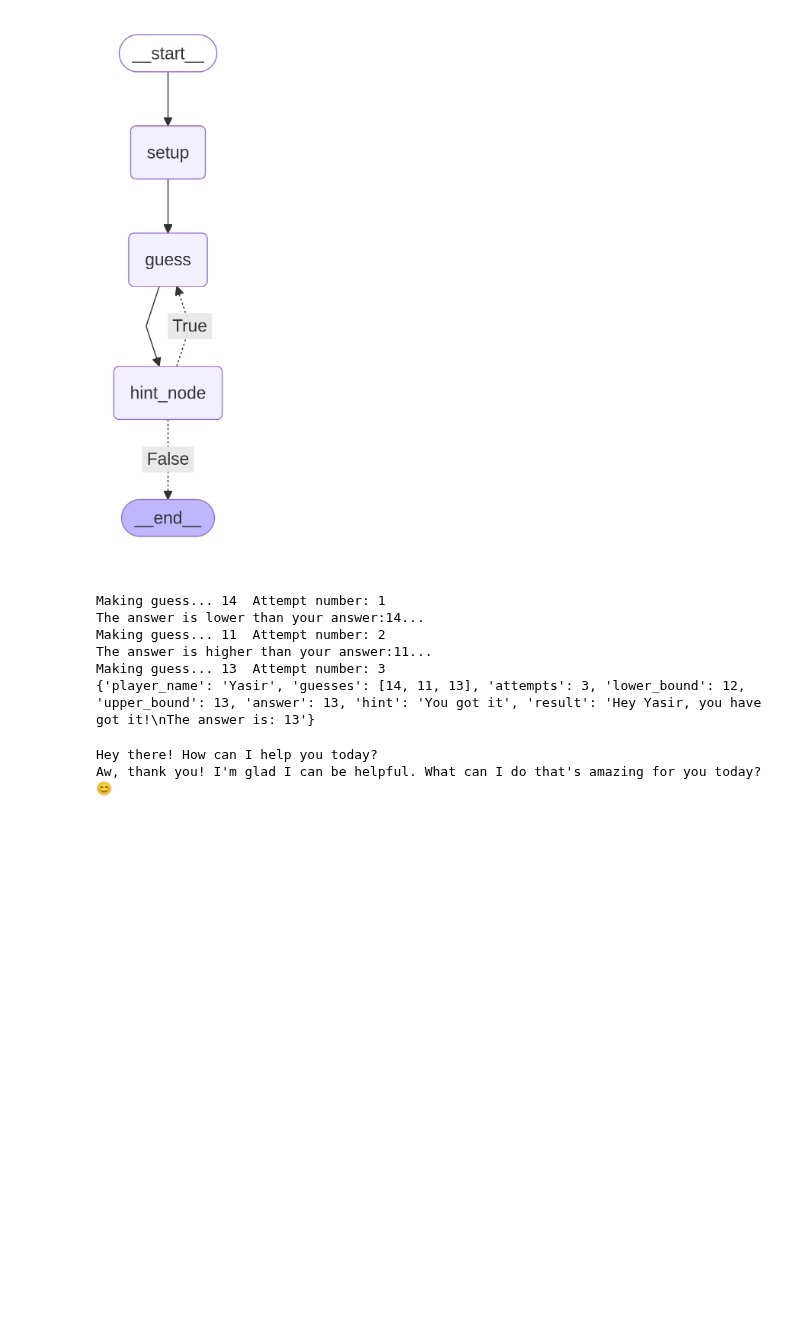
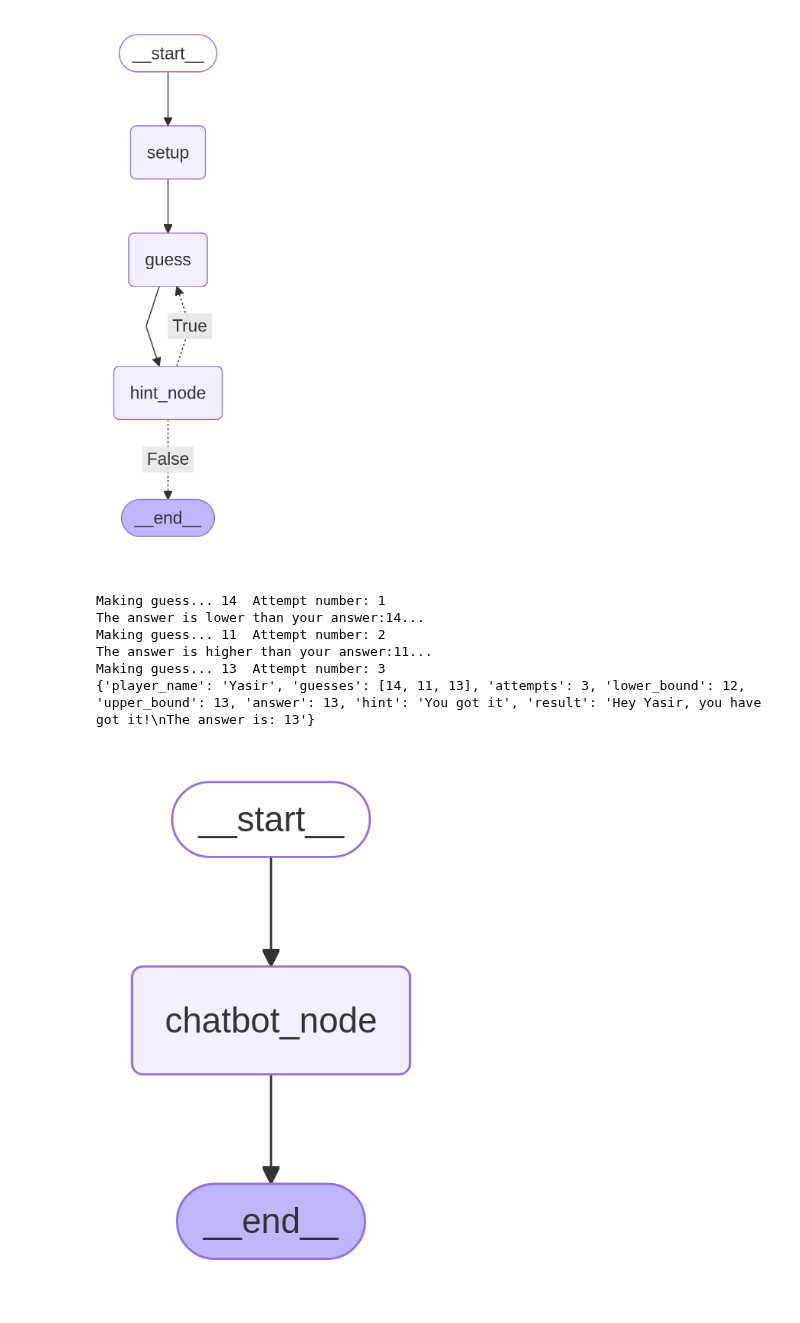
Before and after one commit to yasirgunes/langgraph-crash-course, a Jupyter notebook: slide.ipynb, the cells around one changed output. Saved outputs shown, nothing was run; the diff lists cells and outputs as text; code cells hidden in the pictures; blank space fills up the shorter version.

```diff
--- a/slide.ipynb
+++ b/slide.ipynb
@@ -204,47 +208,33 @@ Making guess... 13  Attempt number: 3
 # %%
 from langchain.chat_models import init_chat_model
 from typing import Annotated
 from langgraph.graph.message import add_messages
 from langchain_core.messages import HumanMessage, SystemMessage
 from dotenv import load_dotenv
 load_dotenv()
 
 llm = init_chat_model("gemini-2.0-flash", model_provider="google_genai")
 
 class AgentState(TypedDict):
     messages: Annotated[list, add_messages]
 
+
+# This is a simple chatbot that uses the LLM to respond to user input.
+# It maintains a conversation history in the state.
 def chatbot(state: AgentState) -> AgentState:
     return {
         "messages": llm.invoke(state["messages"])
     }
 
 builder = StateGraph(AgentState)
 
 builder.add_node("chatbot_node", chatbot)
 
 builder.set_entry_point("chatbot_node")
 builder.set_finish_point("chatbot_node")
 
 graph = builder.compile()
 
-state: AgentState = None
-while True:
-    user_input = input("You: ")
-
-    if user_input in ["exit", "quit", "q"]:
-        break
-
-    if state is None:
-        state = {
-            "messages": []
-        }
-        state["messages"].append(SystemMessage(content="You're a helpful assistant."))
-
-    state["messages"].append(HumanMessage(content=user_input))
-    state = graph.invoke(state)
-    llm_response = state["messages"][-1].content
-    print(llm_response, flush=True)
+show_graph(graph)
 # %% [output]
-Hey there! How can I help you today?
-Aw, thank you! I'm glad I can be helpful. What can I do that's amazing for you today? 😊
+[figure, added]
```
Also changed, not shown: parts of 4 cells of this notebook, 1 other file.
